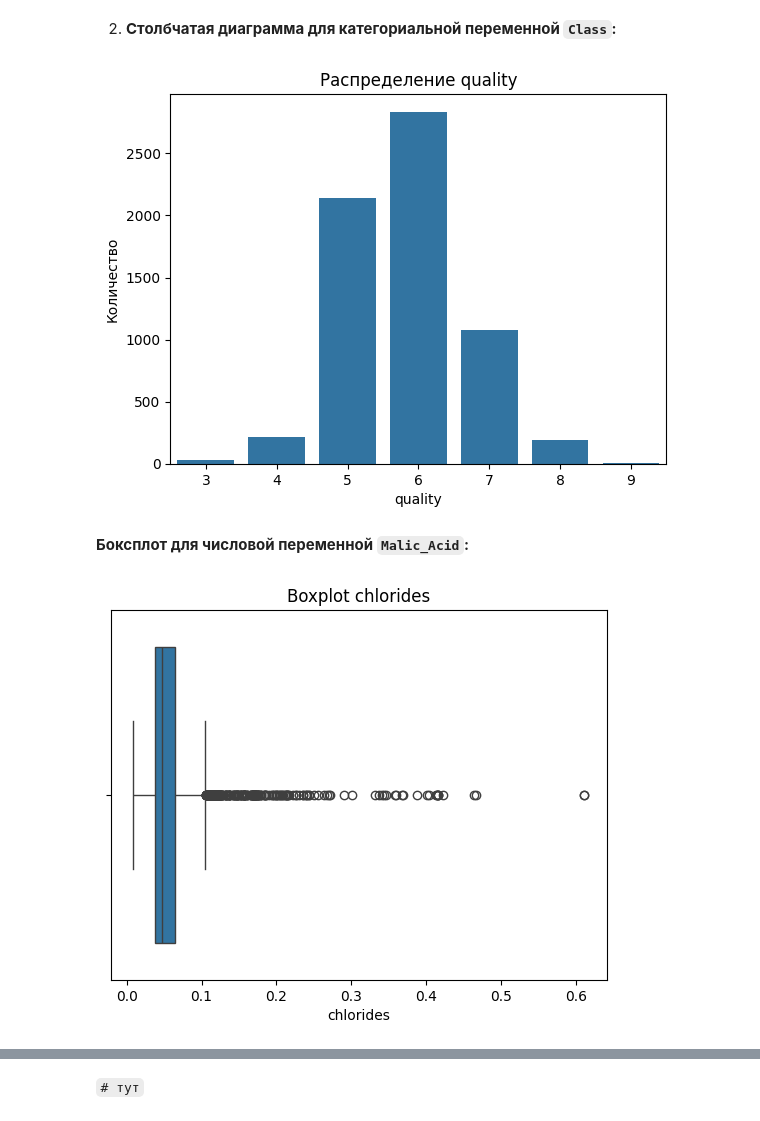
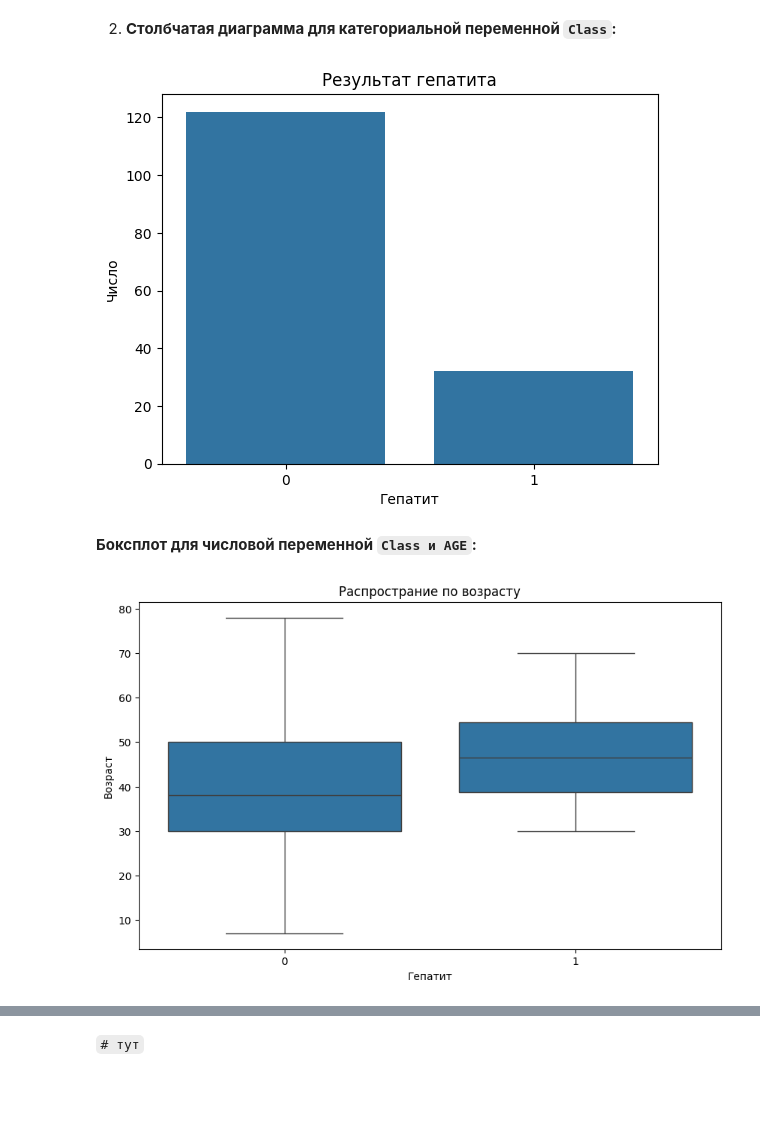
Before and after one commit to RomGor1/Machine-learning-methods-GorovoiBIN221, a Jupyter notebook: Практика_1.ipynb, the cells around one changed output, grey strips where cells are left out. Saved outputs shown, nothing was run; the diff lists cells and outputs as text; code cells hidden in the pictures; blank space fills up the shorter version.

```diff
--- a/Практика_1.ipynb
+++ b/Практика_1.ipynb
@@ -60,7 +60,7 @@ import seaborn as sns
 Описание:
 В этом разделе вы загрузите набор данных wine.csv, ознакомитесь с его структурой и проведёте первичный обзор.
 # %%
-PATH_TO_FILE: str = '/content/wine.csv' # Загрузка набора данных
+PATH_TO_FILE: str = 'hepatitis.csv' # Загрузка набора данных
 ## p.s. в левой панеле нажать на папку и перетащить туда файл,
 ## а wince.csv заменить на свой вариант (ПКМ -> копировать путь)
 
@@ -275,19 +281,21 @@ plt.gca().spines[['top', 'right',]].set_visible(False)
 # %% [markdown]
 2. **Столбчатая диаграмма для категориальной переменной `Class`:**
 # %%
-   sns.countplot(x='quality', data=df)
-   plt.title('Распределение quality')
-   plt.xlabel('quality')
-   plt.ylabel('Количество')
+   sns.countplot(x='Class', data=df)
+   plt.title('Результат гепатита')
+   plt.xlabel('Гепатит')
+   plt.ylabel('Число')
    plt.show()
 # %% [output]
-[figure, old version]
+[figure, new version]
 # %% [markdown]
-**Боксплот для числовой переменной `Malic_Acid`:**
+**Боксплот для числовой переменной `Class и AGE`:**
 # %%
-   sns.boxplot(x=df['chlorides'])
-   plt.title('Boxplot chlorides')
-   plt.xlabel('chlorides')
-   plt.show()
+ plt.figure(figsize=(10, 6))
+sns.boxplot(x='Class', y='AGE', data=df)
+plt.title('Распространие по возрасту')
+plt.xlabel('Гепатит')
+plt.ylabel('Возраст')
+plt.show()
 # %% [output]
-[figure, old version]
+[figure, new version]
```
Also changed, not shown: parts of 17 cells of this notebook.
